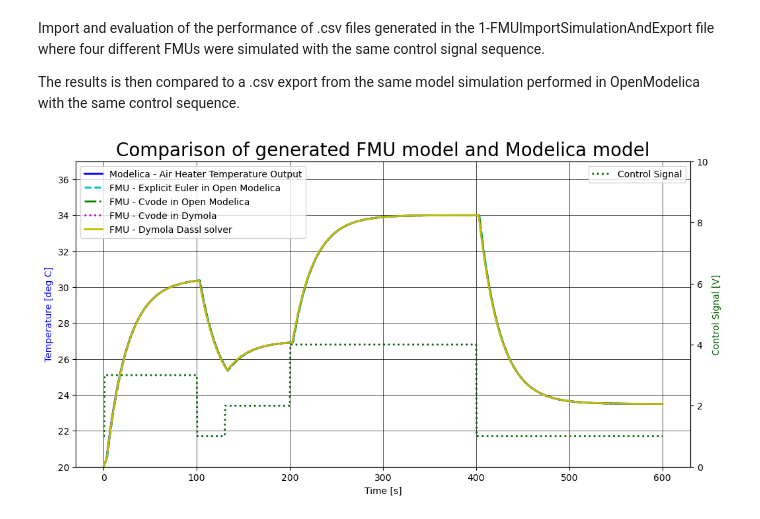
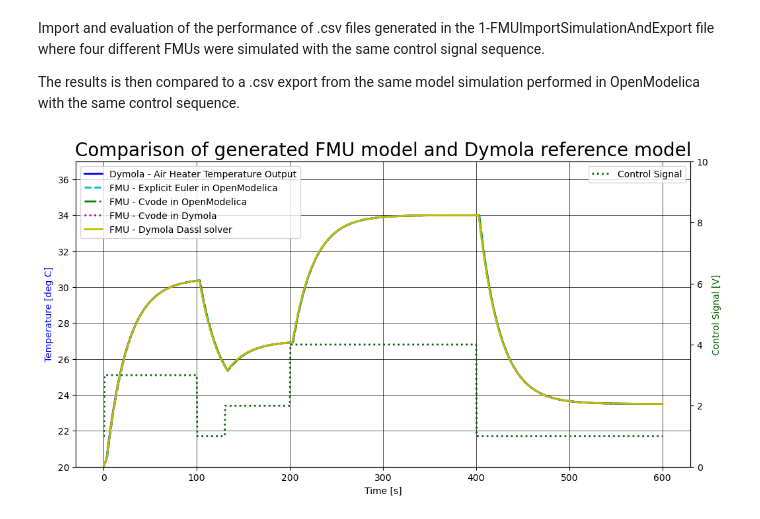
Before and after one commit to cmbNor/Advanced-Control-Implementation-with-Modelica, a Jupyter notebook: PythonSourceCode/AirHeaterFMUEvaluation/2-CompareFMUwithModelica-4FMUs.ipynb, the cells around one changed output. Cells and saved outputs as stored; diff of their text form; code cells hidden in the pictures.

```diff
--- a/PythonSourceCode/AirHeaterFMUEvaluation/2-CompareFMUwithModelica-4FMUs.ipynb
+++ b/PythonSourceCode/AirHeaterFMUEvaluation/2-CompareFMUwithModelica-4FMUs.ipynb
@@ -59,40 +59,40 @@ dfTOut_diff['Dymola_Dassl'] = dfRef['T_Out'] - dfDYMdas['T_Out_ext']
 # %%
 # Plotting of the output temperature and control signal for both FMU and Modelica model
 fig, ax1 = plt.subplots(figsize=(12, 6))
-plt.title('Comparison of generated FMU model and Modelica model', fontsize=20)
+plt.title('Comparison of generated FMU model and Dymola reference model', fontsize=20)
 
 # convert to dual y-axises
 ax2 = ax1.twinx()
 
 #Range of both X-axises
 ax1.set_ylim(20, 37);
 ax2.set_ylim(0, 10);
 
 # Set up the axis labels
 ax1.set_xlabel('Time [s]')
 ax1.set_ylabel('Temperature [deg C]', color='b')
 ax2.set_ylabel('Control Signal [V]', color='darkgreen')
 
 # Customize the major grid (outer grid)
 ax1.grid(which='both', linestyle='-', linewidth='0.5', color='black')
 
 # Set up data to be plotted with additional parameters
-ax1.plot(dfRef.time, dfRef.T_Out, 'b-', label='Modelica - Air Heater Temperature Output', linewidth=2)
-ax1.plot(dfRef.time, dfOMeE.T_Out_ext,  'c', linestyle='--', label='FMU - Explicit Euler in Open Modelica', linewidth=2)
-ax1.plot(dfRef.time, dfOMcv.T_Out_ext,  'g', linestyle='-.', label='FMU - Cvode in Open Modelica', linewidth=2)
+ax1.plot(dfRef.time, dfRef.T_Out, 'b-', label='Dymola - Air Heater Temperature Output', linewidth=2)
+ax1.plot(dfRef.time, dfOMeE.T_Out_ext,  'c', linestyle='--', label='FMU - Explicit Euler in OpenModelica', linewidth=2)
+ax1.plot(dfRef.time, dfOMcv.T_Out_ext,  'g', linestyle='-.', label='FMU - Cvode in OpenModelica', linewidth=2)
 ax1.plot(dfRef.time, dfDYMcv.T_Out_ext,  'm', linestyle=':', label='FMU - Cvode in Dymola', linewidth=2)
 ax1.plot(dfRef.time, dfDYMdas.T_Out_ext,  'y', linestyle='-', label='FMU - Dymola Dassl solver', linewidth=2)
 
 ax2.plot(dfRef.time, dfOMeE.u_ext, 'darkgreen', linestyle=':', label='Control Signal', linewidth=2)
 
 # Configure placement of data legends
 ax1.legend(loc='upper left')
 ax2.legend(loc='upper right')
 
 # Save a copy of the plot
 plt.savefig('plots/pltComparePyandMod4FMUs.png', dpi=300, bbox_inches='tight')
 
 plt.show()
 # %% [output]
-[figure, old version]
+[figure, new version]
 # %%
```
Also changed, not shown: parts of 2 cells of this notebook, 1 other file.
